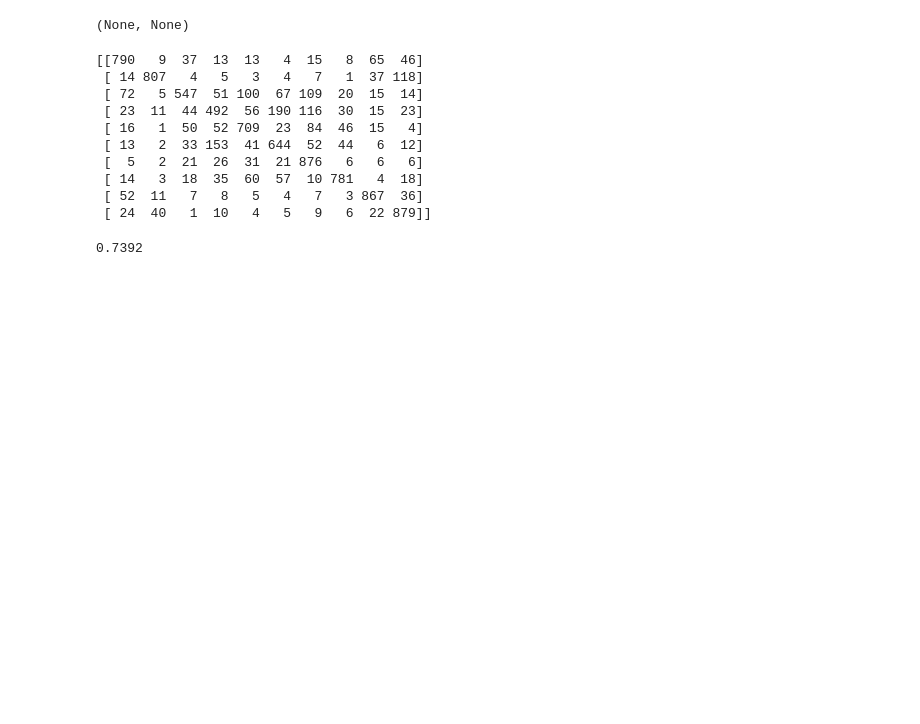
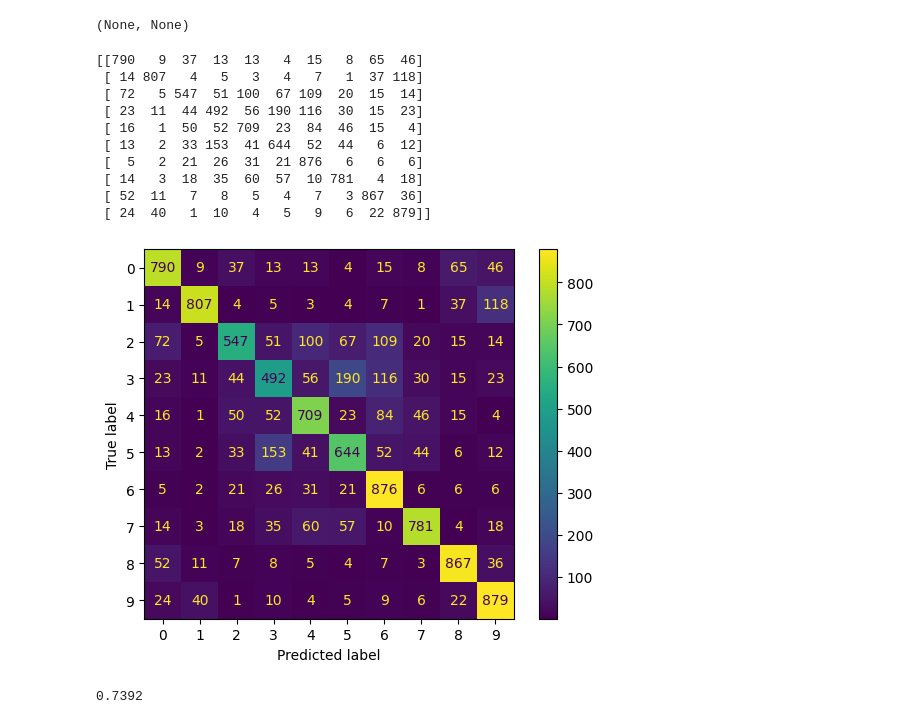
Before and after one commit to Fatai-soliu/Image-Recognition-with-CNN, a Jupyter notebook: Image_Recognition_CNN.ipynb, the cells around one changed output. Cells and saved outputs as stored; diff of their text form; code cells hidden in the pictures; blank space fills up the shorter version.

```diff
--- a/Image_Recognition_CNN.ipynb
+++ b/Image_Recognition_CNN.ipynb
@@ -254,6 +254,13 @@ print(cm)
  [ 24  40   1  10   4   5   9   6  22 879]]
 # %%
 #Add a custom colour - using matplotlib to create confusion matrix
+
+cm_display = metrics.ConfusionMatrixDisplay( confusion_matrix = cm)
+# %%
+cm_display.plot()
+plt.show()
+# %% [output]
+[figure, added]
 # %%
 acc_cm = accuracy_score( y_test, y_pred)
 print(acc_cm)
```
Also changed, not shown: parts of 1 cell of this notebook.
